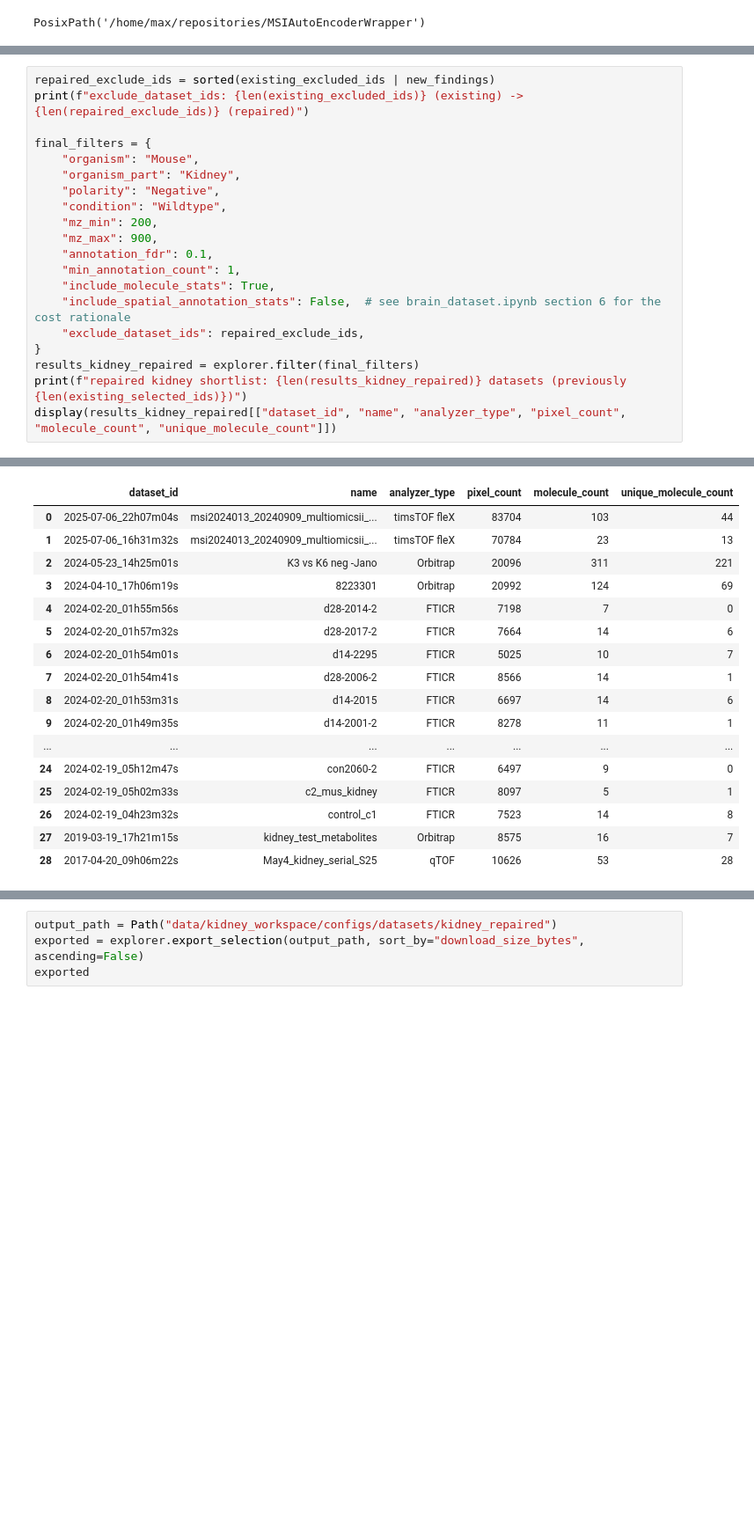
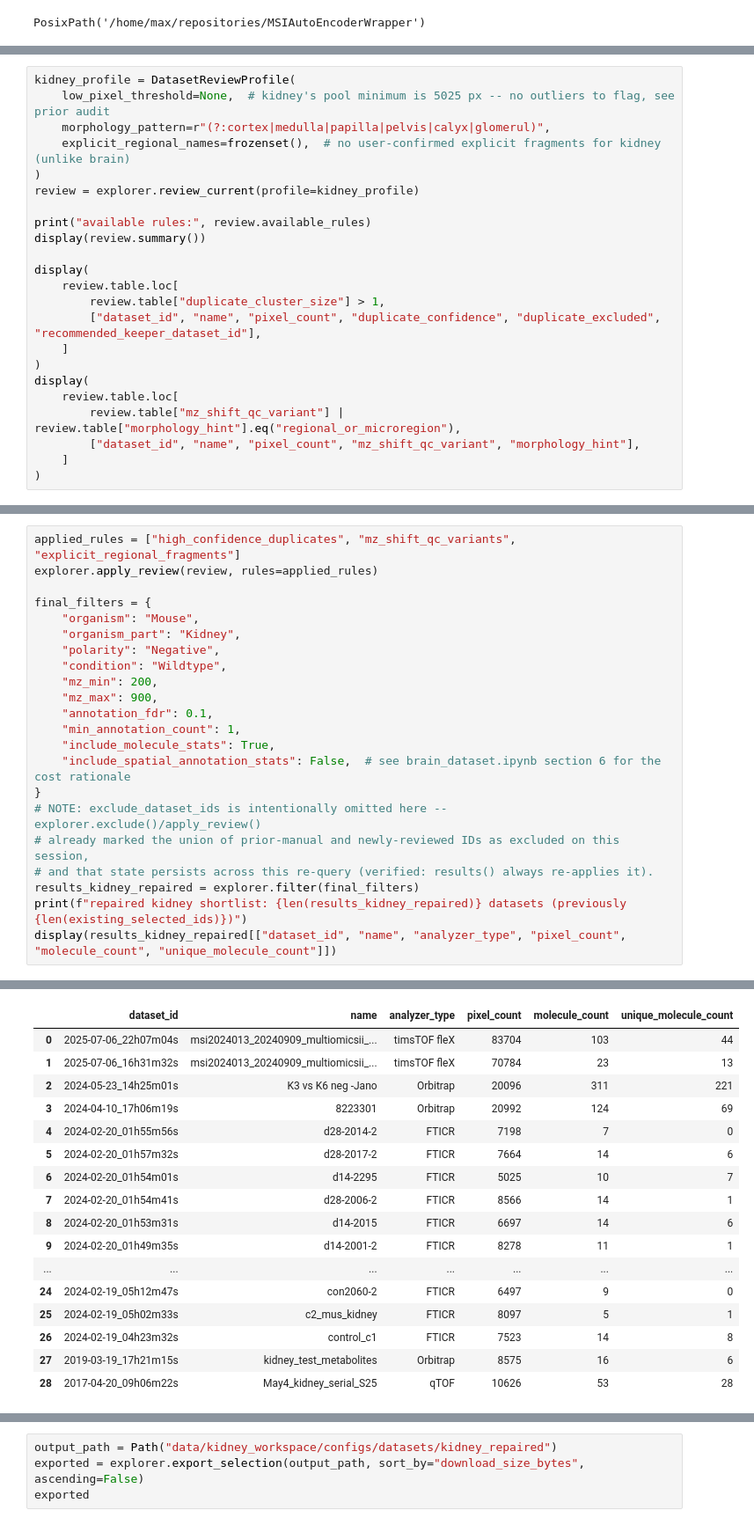
Before and after one commit to maxi7524/MSIAutoEncoderWrapper, a Jupyter notebook: assets/datasets_query/kidney_dataset_repaired.ipynb, the cells around one changed output, grey strips where cells are left out. Shown at 88% size. Cells and saved outputs as stored; diff of their text form; blank space fills up the shorter version.

```diff
--- a/assets/datasets_query/kidney_dataset_repaired.ipynb
+++ b/assets/datasets_query/kidney_dataset_repaired.ipynb
@@ -228,0 +109,23 @@ Unikam nadpisania istniejącego, używanego przez pipeline `kidney/filter.json`
+# %%
+kidney_profile = DatasetReviewProfile(
+    low_pixel_threshold=None,  # kidney's pool minimum is 5025 px -- no outliers to flag, see prior audit
+    morphology_pattern=r"(?:cortex|medulla|papilla|pelvis|calyx|glomerul)",
+    explicit_regional_names=frozenset(),  # no user-confirmed explicit fragments for kidney (unlike brain)
+)
+review = explorer.review_current(profile=kidney_profile)
+
+print("available rules:", review.available_rules)
+display(review.summary())
+
+display(
+    review.table.loc[
+        review.table["duplicate_cluster_size"] > 1,
+        ["dataset_id", "name", "pixel_count", "duplicate_confidence", "duplicate_excluded", "recommended_keeper_dataset_id"],
+    ]
+)
+display(
+    review.table.loc[
+        review.table["mz_shift_qc_variant"] | review.table["morphology_hint"].eq("regional_or_microregion"),
+        ["dataset_id", "name", "pixel_count", "mz_shift_qc_variant", "morphology_hint"],
+    ]
+)
@@ -229,6 +145,6 @@ Unikam nadpisania istniejącego, używanego przez pipeline `kidney/filter.json`
 # %%
-repaired_exclude_ids = sorted(existing_excluded_ids | new_findings)
-print(f"exclude_dataset_ids: {len(existing_excluded_ids)} (existing) -> {len(repaired_exclude_ids)} (repaired)")
+applied_rules = ["high_confidence_duplicates", "mz_shift_qc_variants", "explicit_regional_fragments"]
+explorer.apply_review(review, rules=applied_rules)
 
 final_filters = {
     "organism": "Mouse",
@@ -241,8 +157,10 @@ final_filters = {
     "min_annotation_count": 1,
     "include_molecule_stats": True,
     "include_spatial_annotation_stats": False,  # see brain_dataset.ipynb section 6 for the cost rationale
-    "exclude_dataset_ids": repaired_exclude_ids,
 }
+# NOTE: exclude_dataset_ids is intentionally omitted here -- explorer.exclude()/apply_review()
+# already marked the union of prior-manual and newly-reviewed IDs as excluded on this session,
+# and that state persists across this re-query (verified: results() always re-applies it).
 results_kidney_repaired = explorer.filter(final_filters)
 print(f"repaired kidney shortlist: {len(results_kidney_repaired)} datasets (previously {len(existing_selected_ids)})")
 display(results_kidney_repaired[["dataset_id", "name", "analyzer_type", "pixel_count", "molecule_count", "unique_molecule_count"]])
@@ -252,17 +169,17 @@ repaired kidney shortlist: 29 datasets (previously 30)
 |  | dataset_id | name | analyzer_type | pixel_count | molecule_count | unique_molecule_count |
 | 0 | 2025-07-06_22h07m04s | msi2024013_20240909_multiomicsii_... | timsTOF fleX | 83704 | 103 | 44 |
 | 1 | 2025-07-06_16h31m32s | msi2024013_20240909_multiomicsii_... | timsTOF fleX | 70784 | 23 | 13 |
 | 2 | 2024-05-23_14h25m01s | K3 vs K6 neg -Jano | Orbitrap | 20096 | 311 | 221 |
 | 3 | 2024-04-10_17h06m19s | 8223301 | Orbitrap | 20992 | 124 | 69 |
 | 4 | 2024-02-20_01h55m56s | d28-2014-2 | FTICR | 7198 | 7 | 0 |
 | 5 | 2024-02-20_01h57m32s | d28-2017-2 | FTICR | 7664 | 14 | 6 |
 | 6 | 2024-02-20_01h54m01s | d14-2295 | FTICR | 5025 | 10 | 7 |
 | 7 | 2024-02-20_01h54m41s | d28-2006-2 | FTICR | 8566 | 14 | 1 |
 | 8 | 2024-02-20_01h53m31s | d14-2015 | FTICR | 6697 | 14 | 6 |
 | 9 | 2024-02-20_01h49m35s | d14-2001-2 | FTICR | 8278 | 11 | 1 |
 | ... | ... | ... | ... | ... | ... | ... |
 | 24 | 2024-02-19_05h12m47s | con2060-2 | FTICR | 6497 | 9 | 0 |
 | 25 | 2024-02-19_05h02m33s | c2_mus_kidney | FTICR | 8097 | 5 | 1 |
 | 26 | 2024-02-19_04h23m32s | control_c1 | FTICR | 7523 | 14 | 8 |
-| 27 | 2019-03-19_17h21m15s | kidney_test_metabolites | Orbitrap | 8575 | 16 | 7 |
+| 27 | 2019-03-19_17h21m15s | kidney_test_metabolites | Orbitrap | 8575 | 16 | 6 |
 | 28 | 2017-04-20_09h06m22s | May4_kidney_serial_S25 | qTOF | 10626 | 53 | 28 |
```
Also changed, not shown: parts of 22 cells of this notebook, 9 other files.
